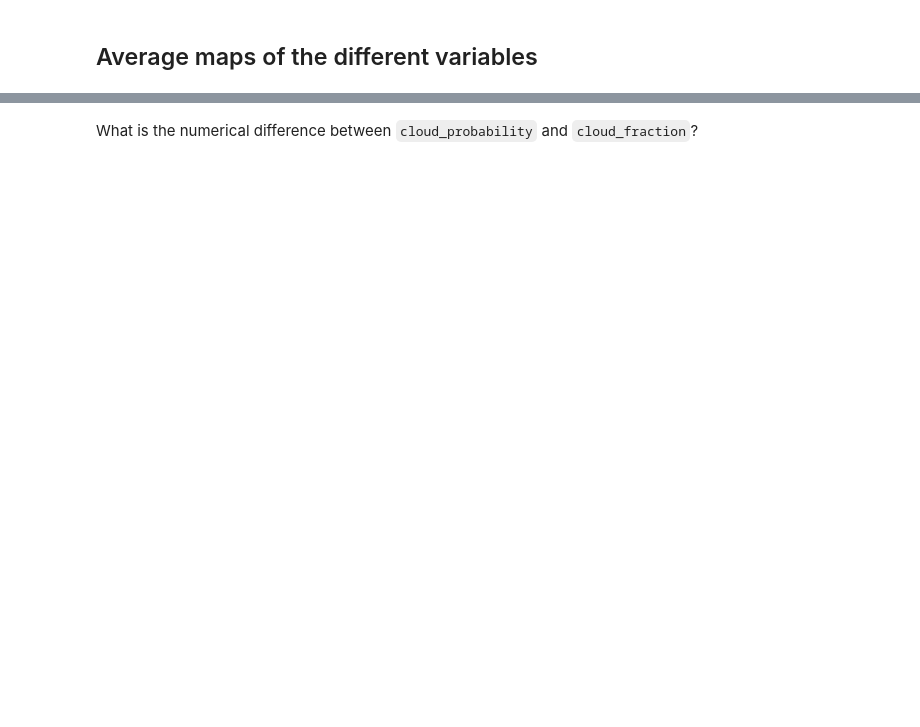
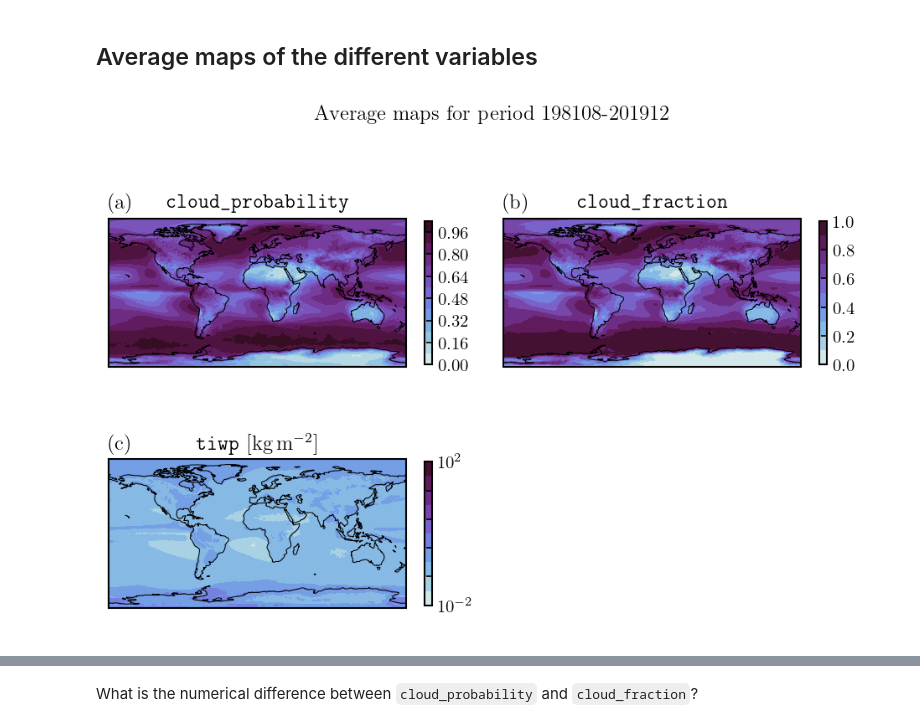
Before and after one commit to SEE-GEO/ccic_climate_record_analysis, a Jupyter notebook: notebooks/timeseries_patmos-x.ipynb, the cells around one changed output, grey strips where cells are left out. Saved outputs shown, nothing was run; the diff lists cells and outputs as text; code cells hidden in the pictures; blank space fills up the shorter version.

Commit message:
Execute and add plots

```diff
--- a/notebooks/timeseries_patmos-x.ipynb
+++ b/notebooks/timeseries_patmos-x.ipynb
@@ -116,7 +117,7 @@ ds_results = xr.Dataset(
 # First: add values to results dataset
 
 # Take into account the number of points available for each pixel
-full_weighted_average = lambda var: ds[var].weighted(ds[f"{var}_count"]).mean(dim='time', skipna=True).data
+full_weighted_average = lambda var: ds[var].weighted(ds[f"{var}_count"]).mean(dim='time', skipna=True).values
 
 ds_results = ds_results.merge(
     xr.Dataset(
@@ -139,15 +140,6 @@ ds_results = ds_results.merge(
                     'units': ds.tiwp.units
                 }
             ),
-            'tiwp_mixed_fullaverage': (
-                ('latitude', 'longitude'),
-                full_weighted_average('tiwp_mixed'),
-                {
-                    'period': f'{month_start}-{month_end}',
-                    'units': ds.tiwp_mixed.units
-                }
-            ),
-
         },
         coords={
             'latitude': ('latitude', ds.latitude.data),
@@ -191,43 +183,34 @@ axs[0,1].set_title(rf'\verb+{var}+', loc='center')
 
 norm = LogNorm(1e-2, 1e2, clip=True)
 levels = np.logspace(-2, 2, 11)
 
 var = 'tiwp'
 m_tiwp = axs[1,0].contourf(
     ds_results.longitude.data[::step],
     ds_results.latitude.data[::step],
     ds_results[f'{var}_fullaverage'].data[::step, ::step] * 1e-3, # Convert to kg/m2
     transform=ccrs.PlateCarree(),
     norm=norm,
     levels=levels
 )
 m_tiwp.set_rasterized(True)
 fig.colorbar(m_tiwp, ax=axs[1,0], shrink=0.5, extend='both')
 axs[1,0].set_title(rf'\verb+{var}+ [\si{{\kilo\gram\per\square\metre}}]', loc='center')
 
-var = 'tiwp_mixed'
-m_tiwp_mixed = axs[1,1].contourf(
-    ds_results.longitude.data[::step],
-    ds_results.latitude.data[::step],
-    ds_results[f'{var}_fullaverage'].data[::step, ::step] * 1e-3, # Convert to kg/m2
-    transform=ccrs.PlateCarree(),
-    norm=norm,
-    levels=levels
-)
-m_tiwp_mixed.set_rasterized(True)
-fig.colorbar(m_tiwp_mixed, ax=axs[1,1], shrink=0.5, extend='both')
-axs[1,1].set_title(rf'\verb+{var}+ [\si{{\kilo\gram\per\square\metre}}]', loc='center')
+axs[1,1].set_axis_off()
 
-for i, ax in enumerate(axs.ravel()):
+for i, ax in enumerate(axs.ravel()[:-1]):
     ax.coastlines()
     ax.set_global()
     ax.set_title(f'({chr(97 + i)})', loc='left')
 
 fig.suptitle(f'Average maps for period {month_start}-{month_end}')
 
 fig.tight_layout()
 
 fig.savefig(f'../figures/PATMOSx_expectedmaps_{month_start}-{month_end}.pdf', bbox_inches='tight')
 fig.savefig(f'../figures/PATMOSx_expectedmaps_{month_start}-{month_end}.png', dpi=300, bbox_inches='tight')
 
 plt.show()
+# %% [output]
+[figure, added]
```
Also changed, not shown: parts of 7 cells of this notebook.
